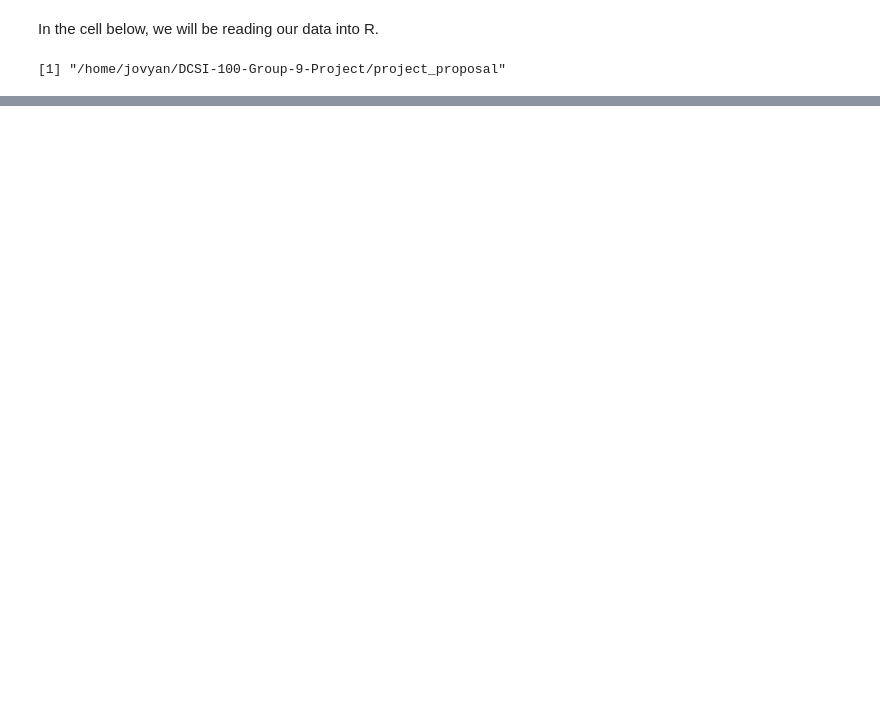
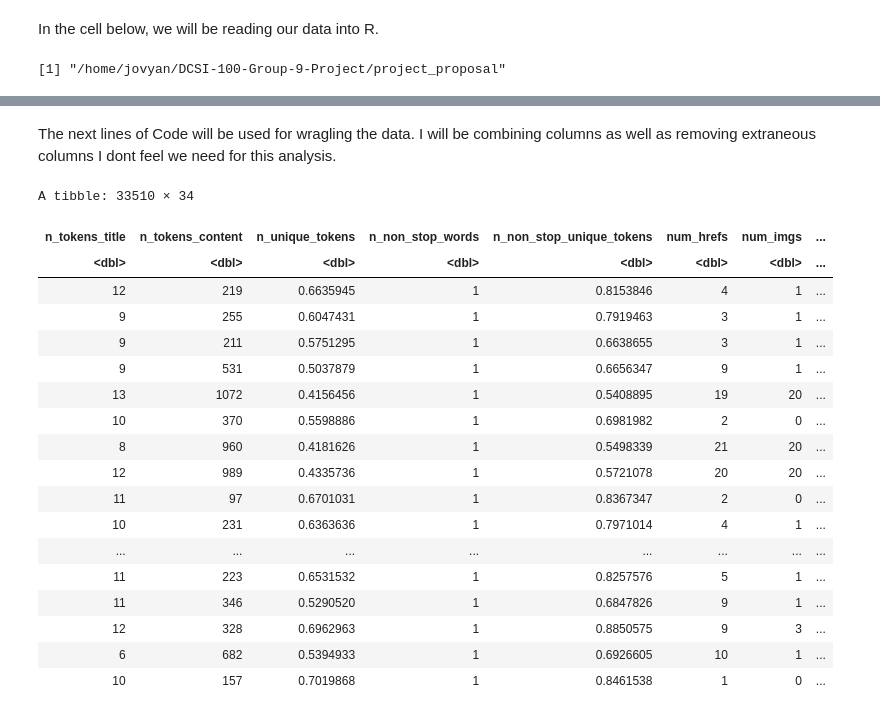
Before and after one commit to EPICxFLIPPER/DCSI-100-Group-9-Project, a Jupyter notebook: project_proposal/proposal.ipynb, the cells around one changed output, grey strips where cells are left out. Cells and saved outputs as stored; diff of their text form; code cells hidden in the pictures; blank space fills up the shorter version.

```diff
--- a/project_proposal/proposal.ipynb
+++ b/project_proposal/proposal.ipynb
@@ -55,3 +57,70 @@ A tibble: 6 × 61
 | http://mashable.com/2013/01/07/as... | 731 | 9 | 531 | 0.5037879 | 1 | 0.6656347 | ... |
 | http://mashable.com/2013/01/07/at... | 731 | 13 | 1072 | 0.4156456 | 1 | 0.5408895 | ... |
 | http://mashable.com/2013/01/07/be... | 731 | 10 | 370 | 0.5598886 | 1 | 0.6981982 | ... |
+# %% [markdown]
+The next lines of Code will be used for wragling the data. I will be combining columns as well as removing extraneous columns I dont feel we need for this analysis.
+# %%
+
+popularity_tidy <- popularity |>
+#removing columns that are specifically not litsted as predictors as well as columns that self reference articles.
+select(-url, -timedelta , - num_self_hrefs, -self_reference_min_shares:-self_reference_avg_sharess,
+      -is_weekend, -kw_min_min:-kw_avg_avg) |>
+
+#The next line of code removes null values for day of the week.
+#Since this data set makes each day boolean, we must check that each article
+#has been published on a day (i.e. one of the monday - sunday columns has a value 1 for each article)
+#same is true for article type removing nulls.
+filter(weekday_is_monday == 1| weekday_is_tuesday == 1| weekday_is_wednesday == 1| weekday_is_thursday == 1|
+       weekday_is_friday == 1| weekday_is_saturday == 1| weekday_is_sunday == 1) |>
+
+filter(data_channel_is_lifestyle == 1 | data_channel_is_entertainment == 1 | data_channel_is_bus == 1|
+       data_channel_is_socmed == 1| data_channel_is_tech ==1 | data_channel_is_world == 1) |>
+
+#Converts the days of the week and article type to factors from dbl
+mutate(weekday_is_monday = as_factor(weekday_is_monday), weekday_is_tuesday = as_factor(weekday_is_tuesday),
+      weekday_is_wednesday = as_factor(weekday_is_wednesday) , weekday_is_thursday = as_factor(weekday_is_thursday),
+      weekday_is_friday = as_factor(weekday_is_friday), weekday_is_saturday = as_factor(weekday_is_saturday),
+       weekday_is_sunday = as_factor(weekday_is_sunday)) |>
+
+mutate(data_channel_is_lifestyle = as_factor(data_channel_is_lifestyle),
+       data_channel_is_entertainment = as_factor(data_channel_is_entertainment),
+       data_channel_is_bus = as_factor(data_channel_is_bus),
+       data_channel_is_socmed = as_factor(data_channel_is_socmed),
+       data_channel_is_tech = as_factor(data_channel_is_tech),
+       data_channel_is_world = as_factor(data_channel_is_world)) |>
+
+#combines the days of week and type data into their respective columns.
+pivot_longer(cols = data_channel_is_lifestyle:data_channel_is_world,
+             names_to = "art_type",
+             values_to = "yes") |>
+filter(yes == "1") |>
+
+pivot_longer(cols = weekday_is_monday:weekday_is_sunday,
+             names_to = "pub_day",
+             values_to = "yes_2") |>
+filter(yes_2 == "1") |>
+
+select(-yes,-yes_2)
+
+
+popularity_tidy
+# %% [output]
+A tibble: 33510 × 34
+| n_tokens_title | n_tokens_content | n_unique_tokens | n_non_stop_words | n_non_stop_unique_tokens | num_hrefs | num_imgs | ... |
+| <dbl> | <dbl> | <dbl> | <dbl> | <dbl> | <dbl> | <dbl> | ... |
+| 12 | 219 | 0.6635945 | 1 | 0.8153846 | 4 | 1 | ... |
+| 9 | 255 | 0.6047431 | 1 | 0.7919463 | 3 | 1 | ... |
+| 9 | 211 | 0.5751295 | 1 | 0.6638655 | 3 | 1 | ... |
+| 9 | 531 | 0.5037879 | 1 | 0.6656347 | 9 | 1 | ... |
+| 13 | 1072 | 0.4156456 | 1 | 0.5408895 | 19 | 20 | ... |
+| 10 | 370 | 0.5598886 | 1 | 0.6981982 | 2 | 0 | ... |
+| 8 | 960 | 0.4181626 | 1 | 0.5498339 | 21 | 20 | ... |
+| 12 | 989 | 0.4335736 | 1 | 0.5721078 | 20 | 20 | ... |
+| 11 | 97 | 0.6701031 | 1 | 0.8367347 | 2 | 0 | ... |
+| 10 | 231 | 0.6363636 | 1 | 0.7971014 | 4 | 1 | ... |
+| ... | ... | ... | ... | ... | ... | ... | ... |
+| 11 | 223 | 0.6531532 | 1 | 0.8257576 | 5 | 1 | ... |
+| 11 | 346 | 0.5290520 | 1 | 0.6847826 | 9 | 1 | ... |
+| 12 | 328 | 0.6962963 | 1 | 0.8850575 | 9 | 3 | ... |
+| 6 | 682 | 0.5394933 | 1 | 0.6926605 | 10 | 1 | ... |
+| 10 | 157 | 0.7019868 | 1 | 0.8461538 | 1 | 0 | ... |
```
Also changed, not shown: parts of 2 cells of this notebook.
